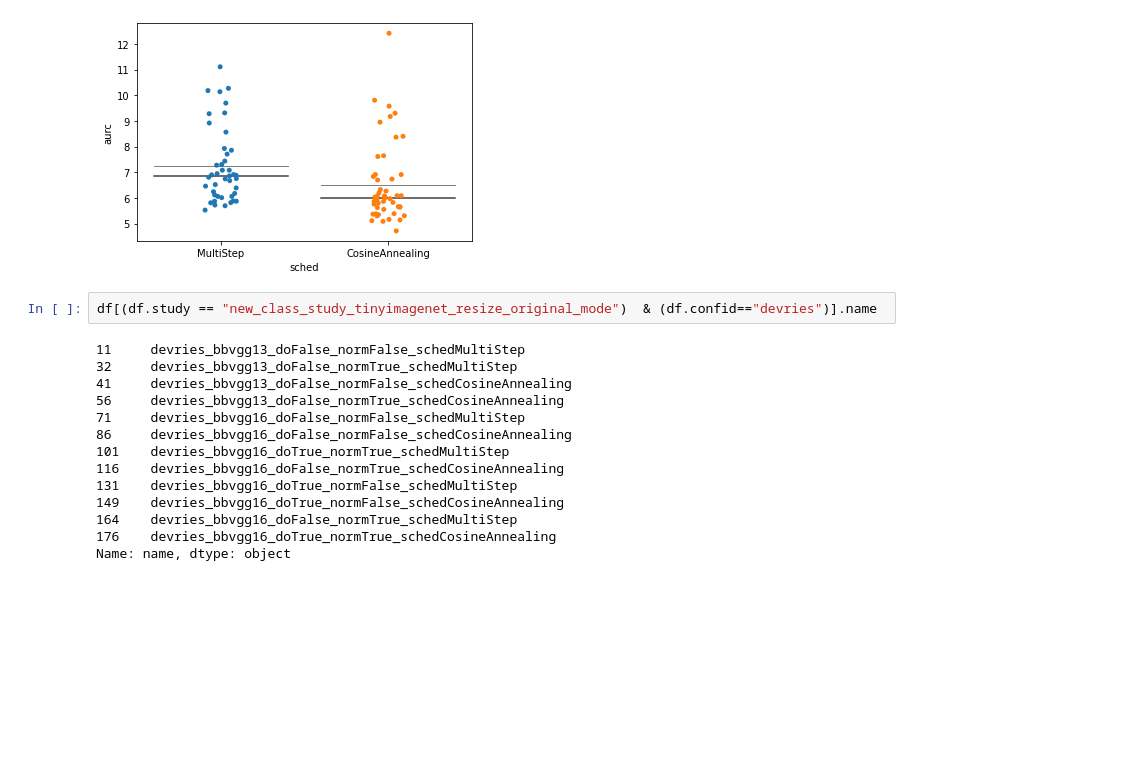
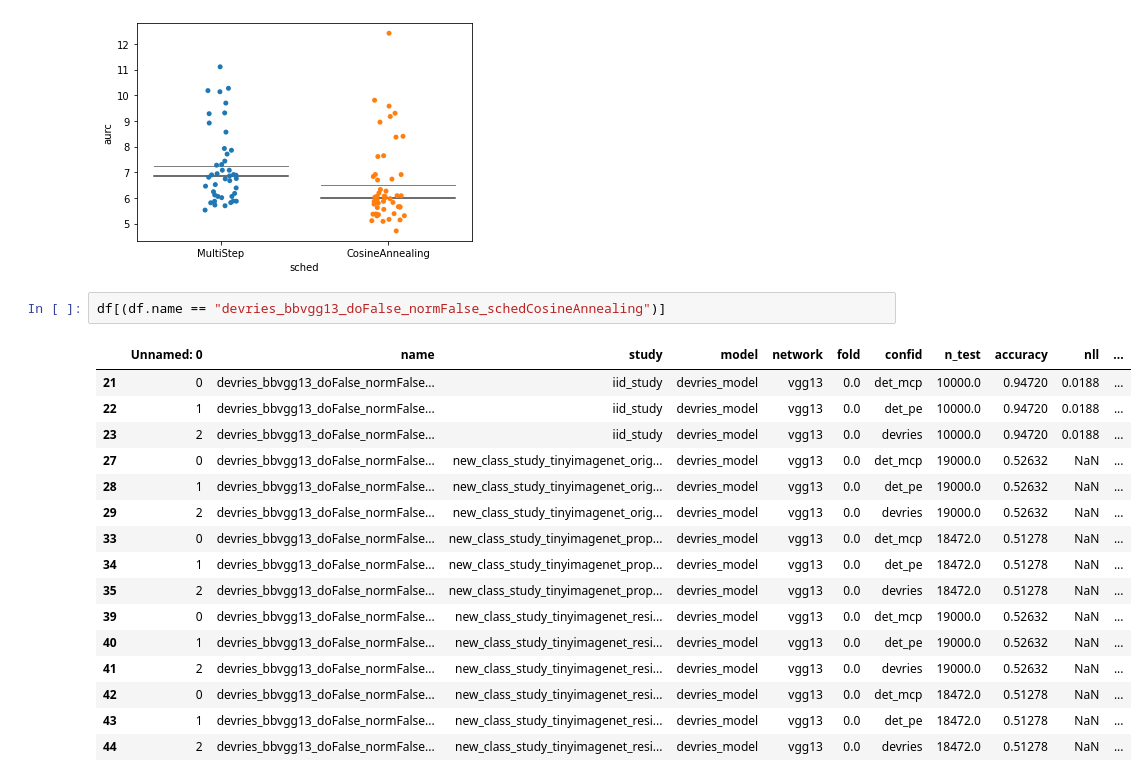
Before and after one commit to IML-DKFZ/fd-shifts, a Jupyter notebook: notebooks/devries_sweep_analysis.ipynb, the cells around one changed output. Saved outputs shown, nothing was run; the diff lists cells and outputs as text; blank space fills up the shorter version.

Commit message:
looking for devries perfomance

```diff
--- a/notebooks/devries_sweep_analysis.ipynb
+++ b/notebooks/devries_sweep_analysis.ipynb
@@ -153,18 +169,21 @@ sns.boxplot(x="sched", y="aurc", data=df[(df.study == "iid_study")], saturation=
 <AxesSubplot:xlabel='sched', ylabel='aurc'>
 [figure]
 # %%
-df[(df.study == "new_class_study_tinyimagenet_resize_original_mode")  & (df.confid=="devries")].name
+df[(df.name == "devries_bbvgg13_doFalse_normFalse_schedCosineAnnealing")]
 # %% [output]
-11     devries_bbvgg13_doFalse_normFalse_schedMultiStep
-32     devries_bbvgg13_doFalse_normTrue_schedMultiStep
-41     devries_bbvgg13_doFalse_normFalse_schedCosineAnnealing
-56     devries_bbvgg13_doFalse_normTrue_schedCosineAnnealing
-71     devries_bbvgg16_doFalse_normFalse_schedMultiStep
-86     devries_bbvgg16_doFalse_normFalse_schedCosineAnnealing
-101    devries_bbvgg16_doTrue_normTrue_schedMultiStep
-116    devries_bbvgg16_doFalse_normTrue_schedCosineAnnealing
-131    devries_bbvgg16_doTrue_normFalse_schedMultiStep
-149    devries_bbvgg16_doTrue_normFalse_schedCosineAnnealing
-164    devries_bbvgg16_doFalse_normTrue_schedMultiStep
-176    devries_bbvgg16_doTrue_normTrue_schedCosineAnnealing
-Name: name, dtype: object
+|  | Unnamed: 0 | name | study | model | network | fold | confid | n_test | accuracy | nll | ... |
+| 21 | 0 | devries_bbvgg13_doFalse_normFalse... | iid_study | devries_model | vgg13 | 0.0 | det_mcp | 10000.0 | 0.94720 | 0.0188 | ... |
+| 22 | 1 | devries_bbvgg13_doFalse_normFalse... | iid_study | devries_model | vgg13 | 0.0 | det_pe | 10000.0 | 0.94720 | 0.0188 | ... |
+| 23 | 2 | devries_bbvgg13_doFalse_normFalse... | iid_study | devries_model | vgg13 | 0.0 | devries | 10000.0 | 0.94720 | 0.0188 | ... |
+| 27 | 0 | devries_bbvgg13_doFalse_normFalse... | new_class_study_tinyimagenet_orig... | devries_model | vgg13 | 0.0 | det_mcp | 19000.0 | 0.52632 | NaN | ... |
+| 28 | 1 | devries_bbvgg13_doFalse_normFalse... | new_class_study_tinyimagenet_orig... | devries_model | vgg13 | 0.0 | det_pe | 19000.0 | 0.52632 | NaN | ... |
+| 29 | 2 | devries_bbvgg13_doFalse_normFalse... | new_class_study_tinyimagenet_orig... | devries_model | vgg13 | 0.0 | devries | 19000.0 | 0.52632 | NaN | ... |
+| 33 | 0 | devries_bbvgg13_doFalse_normFalse... | new_class_study_tinyimagenet_prop... | devries_model | vgg13 | 0.0 | det_mcp | 18472.0 | 0.51278 | NaN | ... |
+| 34 | 1 | devries_bbvgg13_doFalse_normFalse... | new_class_study_tinyimagenet_prop... | devries_model | vgg13 | 0.0 | det_pe | 18472.0 | 0.51278 | NaN | ... |
+| 35 | 2 | devries_bbvgg13_doFalse_normFalse... | new_class_study_tinyimagenet_prop... | devries_model | vgg13 | 0.0 | devries | 18472.0 | 0.51278 | NaN | ... |
+| 39 | 0 | devries_bbvgg13_doFalse_normFalse... | new_class_study_tinyimagenet_resi... | devries_model | vgg13 | 0.0 | det_mcp | 19000.0 | 0.52632 | NaN | ... |
+| 40 | 1 | devries_bbvgg13_doFalse_normFalse... | new_class_study_tinyimagenet_resi... | devries_model | vgg13 | 0.0 | det_pe | 19000.0 | 0.52632 | NaN | ... |
+| 41 | 2 | devries_bbvgg13_doFalse_normFalse... | new_class_study_tinyimagenet_resi... | devries_model | vgg13 | 0.0 | devries | 19000.0 | 0.52632 | NaN | ... |
+| 42 | 0 | devries_bbvgg13_doFalse_normFalse... | new_class_study_tinyimagenet_resi... | devries_model | vgg13 | 0.0 | det_mcp | 18472.0 | 0.51278 | NaN | ... |
+| 43 | 1 | devries_bbvgg13_doFalse_normFalse... | new_class_study_tinyimagenet_resi... | devries_model | vgg13 | 0.0 | det_pe | 18472.0 | 0.51278 | NaN | ... |
+| 44 | 2 | devries_bbvgg13_doFalse_normFalse... | new_class_study_tinyimagenet_resi... | devries_model | vgg13 | 0.0 | devries | 18472.0 | 0.51278 | NaN | ... |
```
Also changed, not shown: parts of 3 cells of this notebook, 22 other files.
